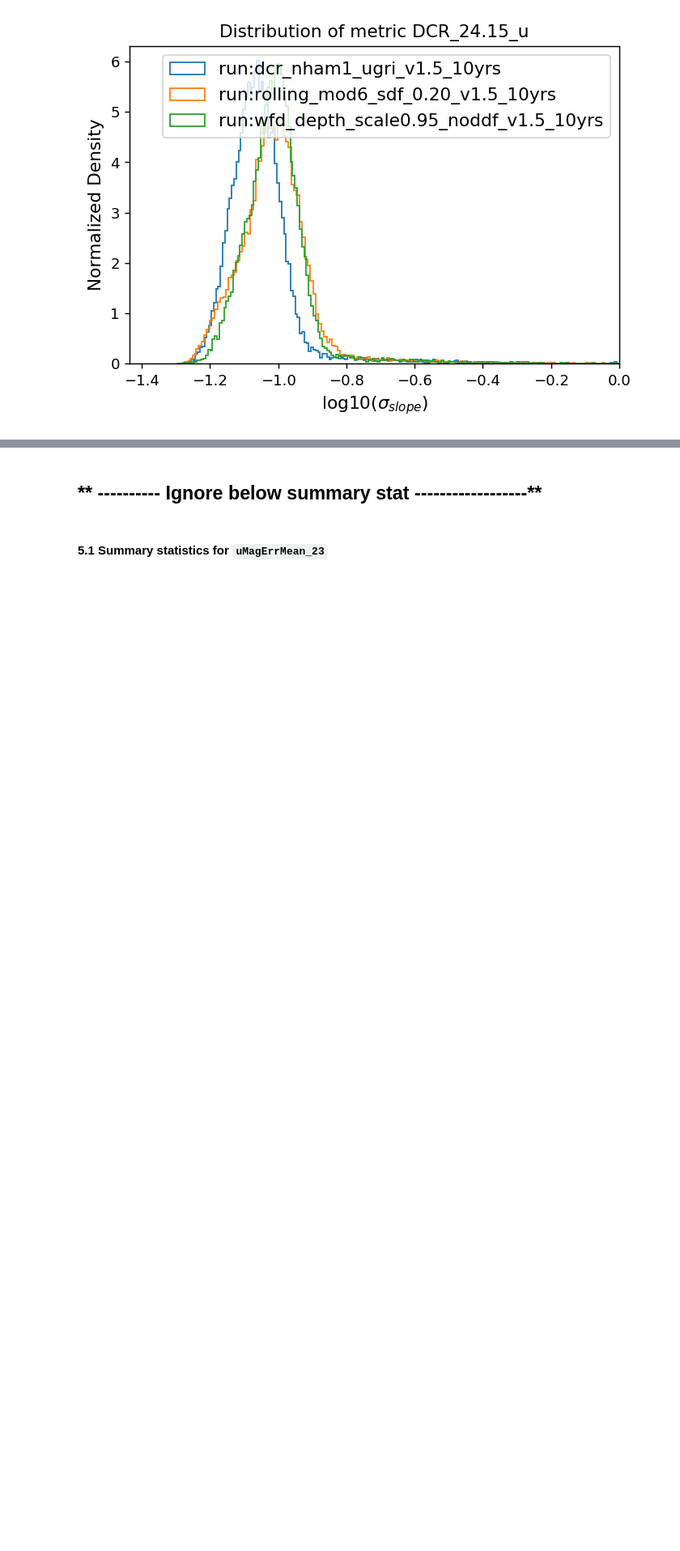
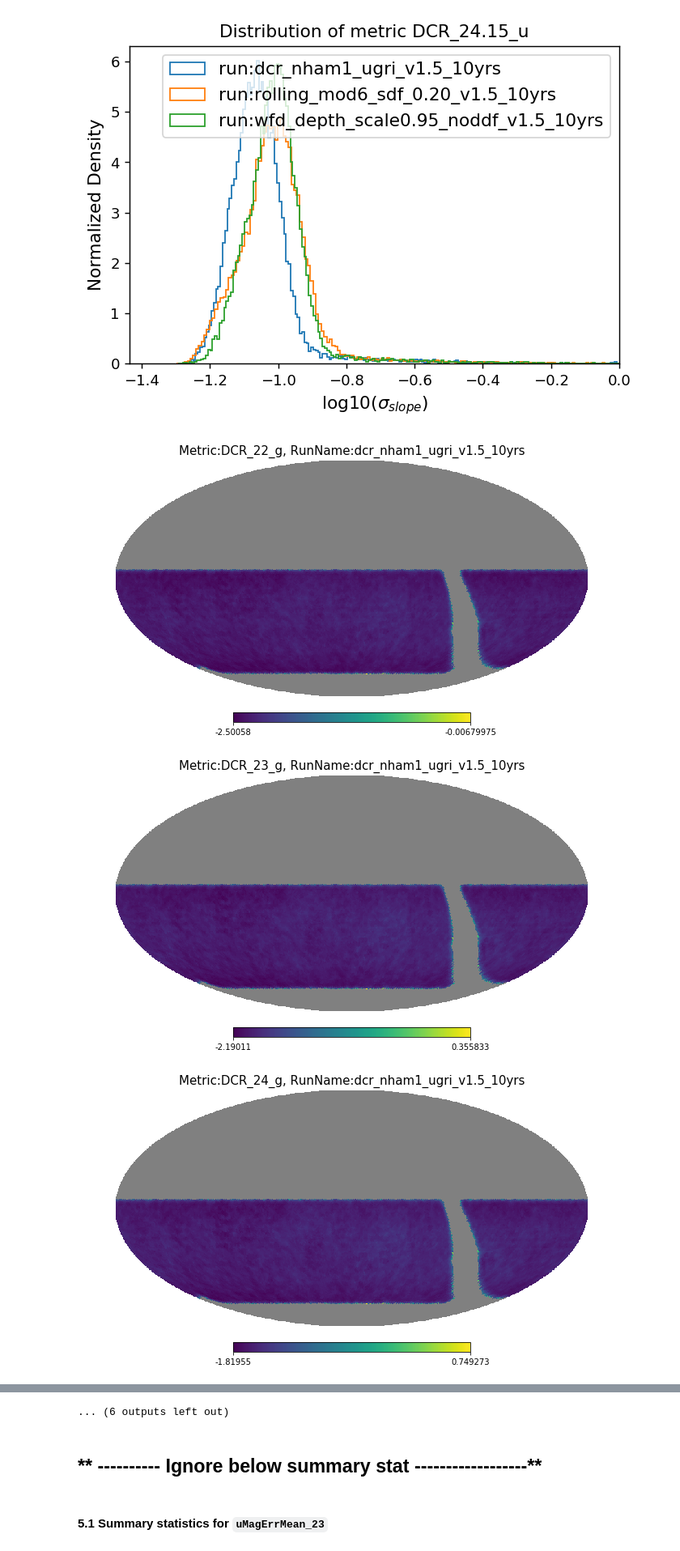
Before and after one commit to RichardsGroup/LSST_OpSim, a Jupyter notebook: contrib/06_DCR.ipynb, the cells around one changed output, grey strips where cells are left out. Shown at 81% size. Saved outputs shown, nothing was run; the diff lists cells and outputs as text; code cells hidden in the pictures; blank space fills up the shorter version.

Commit message:
add sky plot to dcr nb

```diff
--- a/contrib/06_DCR.ipynb
+++ b/contrib/06_DCR.ipynb
@@ -332,3 +312,38 @@ for key in bd_keys:
 [figure]
 [figure]
 [figure]
+# %%
+import healpy as hp
+def plotSky_Log(mb, scale_func = np.log10):
+    '''
+    Plot High-Res DDF skymap.
+    Args:
+        mb: MetricBundle object.
+        ddfName(str): The string name of the DDF field, e.g., COSMOS.
+        xsize(int): The dimention of the plot in pixels, default is 250 pixels.
+        scale (func): A scaling function for the metric data, e.g., np.log10
+    '''
+
+    try:
+        mbValues = mb.metricValues.copy()
+        mask = mbValues.mask
+        data = mbValues.data[~mask]
+        nData = scale_func(data)
+    except Exception as e:
+        print(e)
+        return None
+    else:
+        mbValues.data[~mask] = nData
+
+        _ = hp.mollview(mbValues, flip='astro')
+
+#     _ = hp.graticule()
+    plt.title(f'Metric:{mb.metric.name}, RunName:{mb.runName}', fontsize=15)
+# %%
+for run in resultDbsView:
+    for key in bundleDicts[run]:
+        plotSky_Log(bundleDicts[run][key])
+# %% [output]
+[figure, added]
+[figure, added]
+[figure, added]
@@ -335,3 +359,4 @@ for key in bd_keys:
+... (6 outputs left out)
 # %% [markdown]
 ** ---------- Ignore below summary stat ------------------**
 ---
```
Also changed, not shown: parts of 2 cells of this notebook.
